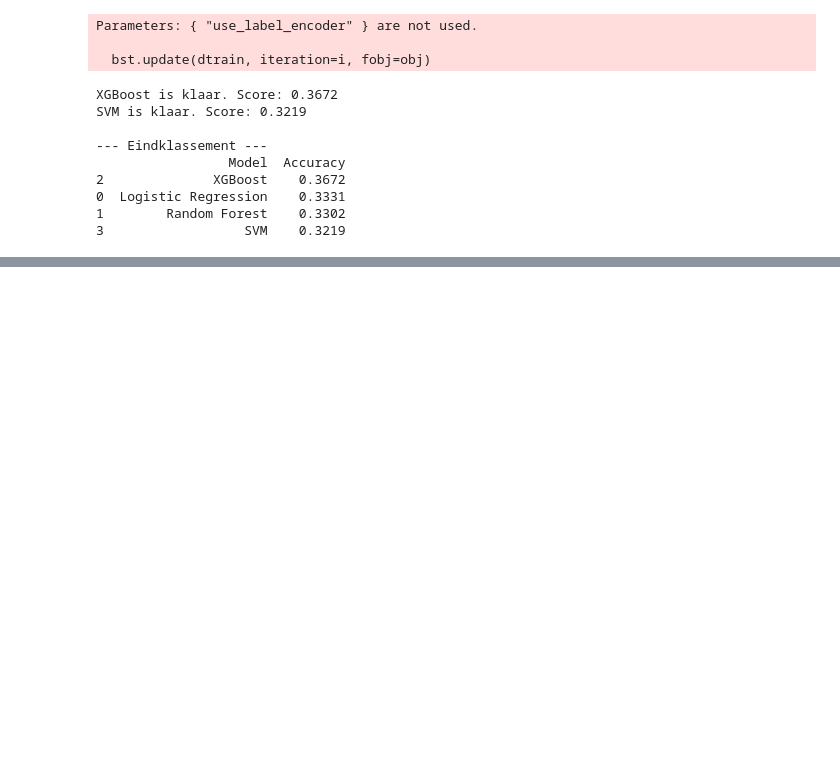
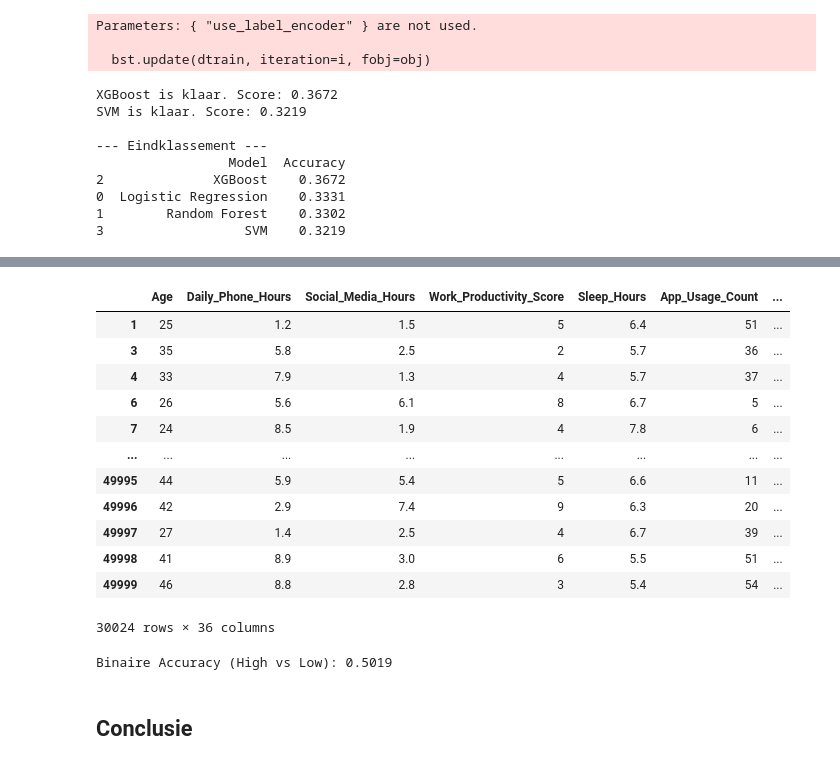
Before and after one commit to NimaGhafar/Stress_Level, a Jupyter notebook: Stress_Level notebook.ipynb, the cells around one changed output, grey strips where cells are left out. Saved outputs shown, nothing was run; the diff lists cells and outputs as text; code cells hidden in the pictures; blank space fills up the shorter version.

```diff
--- a/Stress_Level notebook.ipynb
+++ b/Stress_Level notebook.ipynb
@@ -408,0 +561,21 @@ plt.show()
+# %%
+le_binary = LabelEncoder()
+y_binary = le_binary.fit_transform(df_binary["Stress_Category"])
+X_binary = df_binary.drop(['Stress_Level', 'Stress_Category', 'User_ID'], axis=1, errors='ignore')
+X_binary = pd.get_dummies(X_binary, drop_first=True)
+# %%
+X_binary
+# %% [output]
+|  | Age | Daily_Phone_Hours | Social_Media_Hours | Work_Productivity_Score | Sleep_Hours | App_Usage_Count | ... |
+| 1 | 25 | 1.2 | 1.5 | 5 | 6.4 | 51 | ... |
+| 3 | 35 | 5.8 | 2.5 | 2 | 5.7 | 36 | ... |
+| 4 | 33 | 7.9 | 1.3 | 4 | 5.7 | 37 | ... |
+| 6 | 26 | 5.6 | 6.1 | 8 | 6.7 | 5 | ... |
+| 7 | 24 | 8.5 | 1.9 | 4 | 7.8 | 6 | ... |
+| ... | ... | ... | ... | ... | ... | ... | ... |
+| 49995 | 44 | 5.9 | 5.4 | 5 | 6.6 | 11 | ... |
+| 49996 | 42 | 2.9 | 7.4 | 9 | 6.3 | 20 | ... |
+| 49997 | 27 | 1.4 | 2.5 | 4 | 6.7 | 39 | ... |
+| 49998 | 41 | 8.9 | 3.0 | 6 | 5.5 | 51 | ... |
+| 49999 | 46 | 8.8 | 2.8 | 3 | 5.4 | 54 | ... |
+30024 rows × 36 columns
@@ -408,0 +584,8 @@ plt.show()
+# %%
+stress_binary_model = XGBClassifier(subsample= 0.8, n_estimators= 800, max_depth= 2, learning_rate= 0.01, gamma= 0.1, colsample_bytree= 0.8)
+stress_binary_model.fit(X_train_b, y_train_b)
+print(f"Binaire Accuracy (High vs Low): {stress_binary_model.score(X_test_b, y_test_b):.4f}")
+# %% [output]
+Binaire Accuracy (High vs Low): 0.5019
+# %% [markdown]
+## Conclusie
```
Also changed, not shown: parts of 36 cells of this notebook.
